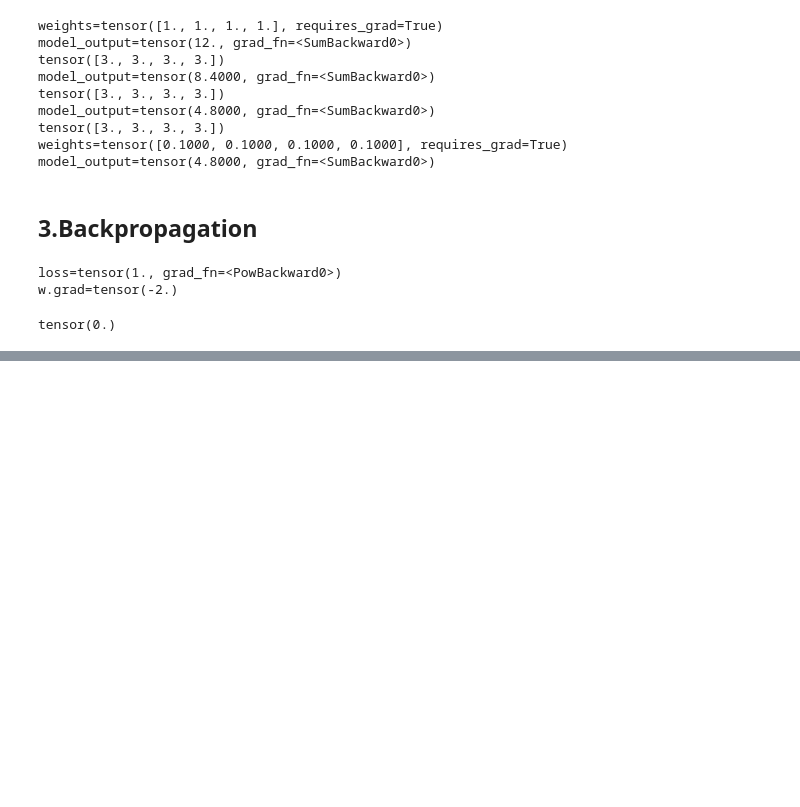
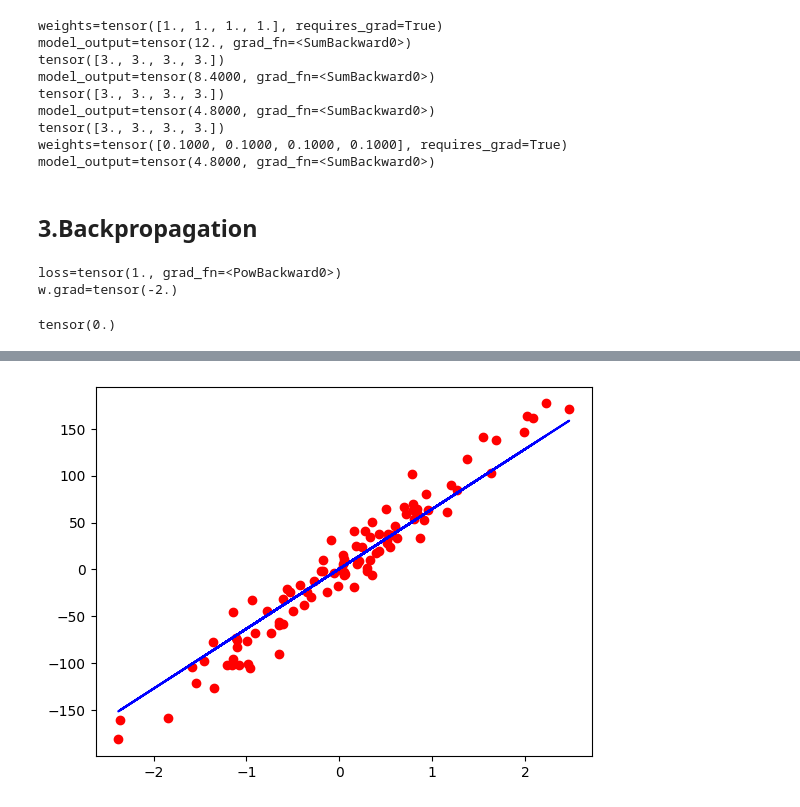
Before and after one commit to ilbaks/LLM_start, a Jupyter notebook: 02_Pytorch_Basics/02_pytorch_basics_regression.ipynb, the cells around one changed output, grey strips where cells are left out. Saved outputs shown, nothing was run; the diff lists cells and outputs as text; code cells hidden in the pictures; blank space fills up the shorter version.

```diff
--- a/02_Pytorch_Basics/02_pytorch_basics_regression.ipynb
+++ b/02_Pytorch_Basics/02_pytorch_basics_regression.ipynb
@@ -433,0 +653,21 @@ tensor(0.)
+# %%
+# 0) Prepare Data
+
+# Generate a regression dataset with 100 samples, 1 feature, added noise, and a random state for reproducibility
+X_numpy, y_numpy = datasets.make_regression(n_samples=100, n_features=1, noise=20, random_state=4)
+
+# Convert the numpy arrays into PyTorch tensors and ensure the data type is float32 (suitable for PyTorch models)
+X = torch.from_numpy(X_numpy.astype(np.float32))
+y = torch.from_numpy(y_numpy.astype(np.float32))
+
+# Reshape y to make it a column vector
+y = y.view(y.shape[0], 1)
+
+# Determine the number of samples and features from the dataset for later use
+n_samples, n_features = X.shape
+# %%
+# 1) Model
+# Linear model f = wx + b
+input_size = n_features
+output_size = 1
+model = nn.Linear(input_size, output_size)
@@ -433,0 +708,9 @@ tensor(0.)
+# %%
+# Plot
+predicted = model(X).detach().numpy()
+
+plt.plot(X_numpy, y_numpy, 'ro')
+plt.plot(X_numpy, predicted, 'b')
+plt.show()
+# %% [output]
+[figure, added]
```
Also changed, not shown: parts of 11 cells of this notebook.
